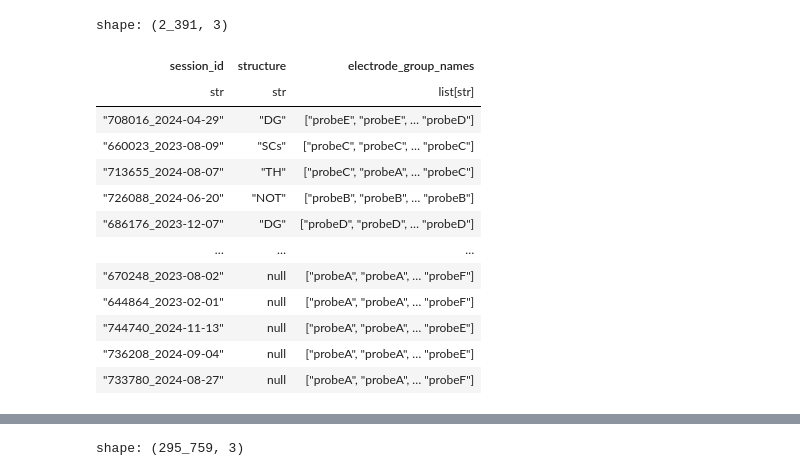
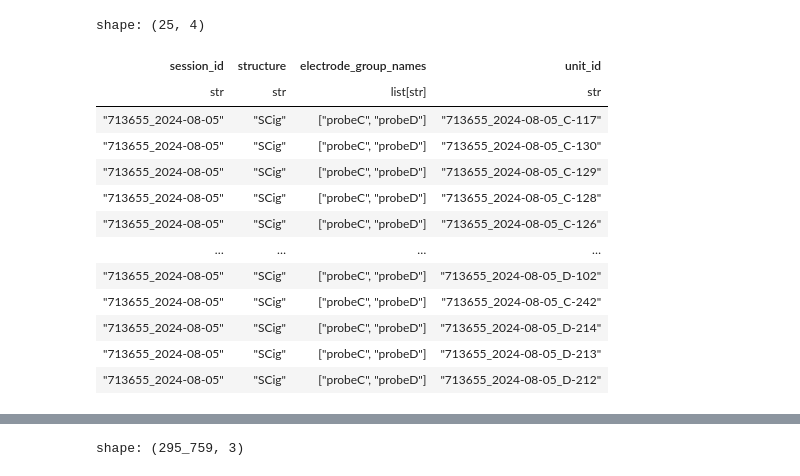
Before and after one commit to AllenNeuralDynamics/dynamicrouting-face-decoding-loo, a Jupyter notebook: code/Untitled.ipynb, the cells around one changed output, grey strips where cells are left out. Saved outputs shown, nothing was run; the diff lists cells and outputs as text; code cells hidden in the pictures.

```diff
--- a/code/Untitled.ipynb
+++ b/code/Untitled.ipynb
@@ -59,37 +74,33 @@ shape: (2_391, 3)
-# %%
-(
-    utils.get_df('units', lazy=True)
-         # .filter(pl.col('session_id') == "668759_2023-07-13")
-    .filter(
-        # pl.col('session_id').is_in(session_ids),
-        params.units_query,
-    )
-    .pipe(group_structures, keep_originals=True)
-    .pipe(repeat_multi_probe_areas)
-    .select('session_id', 'structure', 'electrode_group_names', 'unit_id')
-    .filter(
-        pl.col('unit_id').n_unique().ge(params.n_units).over(params.units_group_by)
-    )
-    .select(params.units_group_by)
-    .unique(params.units_group_by)
-    .sort(pl.col('electrode_group_names').list.len())
-    .collect()
-)
-# %% [output]
-shape: (2_391, 3)
-| session_id | structure | electrode_group_names |
-| str | str | list[str] |
-| "708016_2024-04-29" | "DG" | ["probeE", "probeE", … "probeD"] |
-| "660023_2023-08-09" | "SCs" | ["probeC", "probeC", … "probeC"] |
-| "713655_2024-08-07" | "TH" | ["probeC", "probeA", … "probeC"] |
-| "726088_2024-06-20" | "NOT" | ["probeB", "probeB", … "probeB"] |
-| "686176_2023-12-07" | "DG" | ["probeD", "probeD", … "probeD"] |
-| … | … | … |
-| "670248_2023-08-02" | null | ["probeA", "probeA", … "probeF"] |
-| "644864_2023-02-01" | null | ["probeA", "probeA", … "probeF"] |
-| "744740_2024-11-13" | null | ["probeA", "probeA", … "probeE"] |
-| "736208_2024-09-04" | null | ["probeA", "probeA", … "probeE"] |
-| "733780_2024-08-27" | null | ["probeA", "probeA", … "probeF"] |
+# %%
+ (
+    utils.get_df('units', lazy=True)
+    .filter(
+        pl.col('session_id') == '713655_2024-08-05',
+        pl.col('structure') == 'SCig',
+        params.units_query,
+    )
+    .with_columns(
+         pl.col('electrode_group_name').unique().over('session_id', 'structure', mapping_strategy='join').alias('electrode_group_names')
+     )
+    .filter(
+         pl.col('electrode_group_names').list.len().ge(2)
+     )
+).collect()
+# %% [output]
+shape: (25, 4)
+| session_id | structure | electrode_group_names | unit_id |
+| str | str | list[str] | str |
+| "713655_2024-08-05" | "SCig" | ["probeC", "probeD"] | "713655_2024-08-05_C-117" |
+| "713655_2024-08-05" | "SCig" | ["probeC", "probeD"] | "713655_2024-08-05_C-130" |
+| "713655_2024-08-05" | "SCig" | ["probeC", "probeD"] | "713655_2024-08-05_C-129" |
+| "713655_2024-08-05" | "SCig" | ["probeC", "probeD"] | "713655_2024-08-05_C-128" |
+| "713655_2024-08-05" | "SCig" | ["probeC", "probeD"] | "713655_2024-08-05_C-126" |
+| … | … | … | … |
+| "713655_2024-08-05" | "SCig" | ["probeC", "probeD"] | "713655_2024-08-05_D-102" |
+| "713655_2024-08-05" | "SCig" | ["probeC", "probeD"] | "713655_2024-08-05_C-242" |
+| "713655_2024-08-05" | "SCig" | ["probeC", "probeD"] | "713655_2024-08-05_D-214" |
+| "713655_2024-08-05" | "SCig" | ["probeC", "probeD"] | "713655_2024-08-05_D-213" |
+| "713655_2024-08-05" | "SCig" | ["probeC", "probeD"] | "713655_2024-08-05_D-212" |
 # %%
  (
         utils.get_df('units', lazy=True)
```
Also changed, not shown: parts of 6 cells of this notebook, 2 other files.
